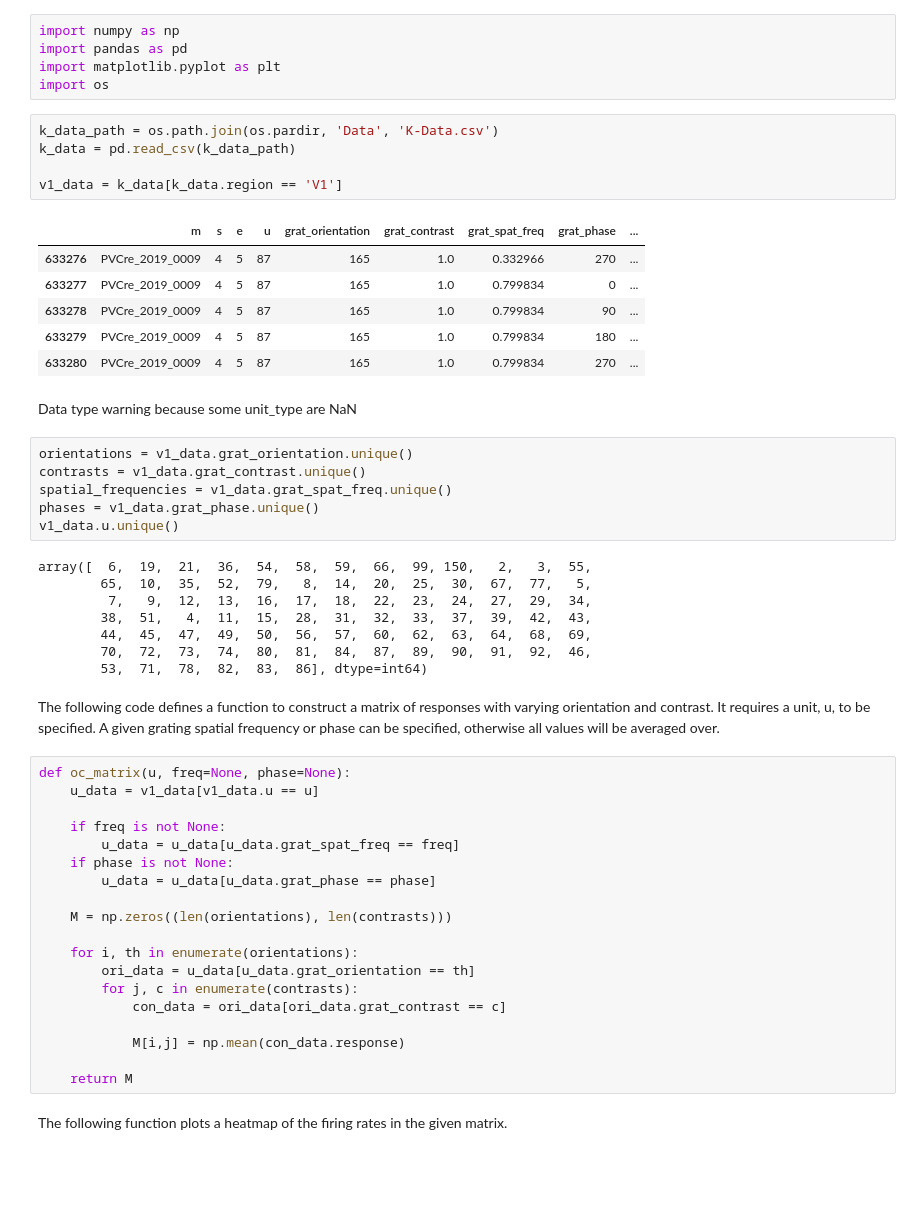
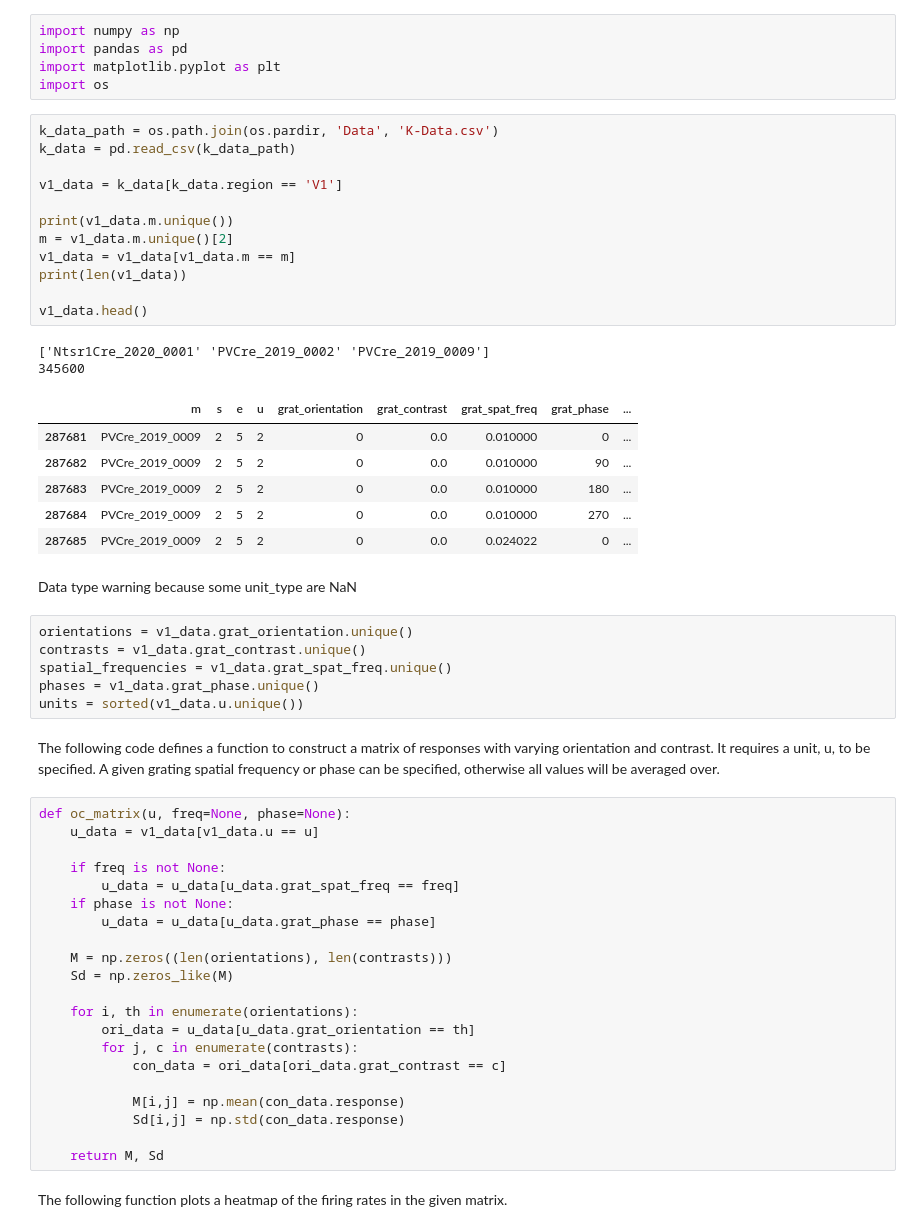
Before and after one commit to mhr36/Neural-Data-Analysis-2, a Jupyter notebook: Code/Contrast-Invariance.ipynb, the cells around one changed output. Drawn from its saved outputs; the diff is of its cells as text; blank space fills up the shorter version.

```diff
--- a/Code/Contrast-Invariance.ipynb
+++ b/Code/Contrast-Invariance.ipynb
@@ -6,15 +6,24 @@ import os
 # %%
 k_data_path = os.path.join(os.pardir, 'Data', 'K-Data.csv')
 k_data = pd.read_csv(k_data_path)
 
 v1_data = k_data[k_data.region == 'V1']
+
+print(v1_data.m.unique())
+m = v1_data.m.unique()[2]
+v1_data = v1_data[v1_data.m == m]
+print(len(v1_data))
+
+v1_data.head()
 # %% [output]
+['Ntsr1Cre_2020_0001' 'PVCre_2019_0002' 'PVCre_2019_0009']
+345600
 |  | m | s | e | u | grat_orientation | grat_contrast | grat_spat_freq | grat_phase | ... |
-| 633276 | PVCre_2019_0009 | 4 | 5 | 87 | 165 | 1.0 | 0.332966 | 270 | ... |
-| 633277 | PVCre_2019_0009 | 4 | 5 | 87 | 165 | 1.0 | 0.799834 | 0 | ... |
-| 633278 | PVCre_2019_0009 | 4 | 5 | 87 | 165 | 1.0 | 0.799834 | 90 | ... |
-| 633279 | PVCre_2019_0009 | 4 | 5 | 87 | 165 | 1.0 | 0.799834 | 180 | ... |
-| 633280 | PVCre_2019_0009 | 4 | 5 | 87 | 165 | 1.0 | 0.799834 | 270 | ... |
+| 287681 | PVCre_2019_0009 | 2 | 5 | 2 | 0 | 0.0 | 0.010000 | 0 | ... |
+| 287682 | PVCre_2019_0009 | 2 | 5 | 2 | 0 | 0.0 | 0.010000 | 90 | ... |
+| 287683 | PVCre_2019_0009 | 2 | 5 | 2 | 0 | 0.0 | 0.010000 | 180 | ... |
+| 287684 | PVCre_2019_0009 | 2 | 5 | 2 | 0 | 0.0 | 0.010000 | 270 | ... |
+| 287685 | PVCre_2019_0009 | 2 | 5 | 2 | 0 | 0.0 | 0.024022 | 0 | ... |
 # %% [markdown]
 Data type warning because some unit_type are NaN
 # %%
@@ -22,15 +31,7 @@ orientations = v1_data.grat_orientation.unique()
 contrasts = v1_data.grat_contrast.unique()
 spatial_frequencies = v1_data.grat_spat_freq.unique()
 phases = v1_data.grat_phase.unique()
-v1_data.u.unique()
+units = sorted(v1_data.u.unique())
-# %% [output]
-array([  6,  19,  21,  36,  54,  58,  59,  66,  99, 150,   2,   3,  55,
-        65,  10,  35,  52,  79,   8,  14,  20,  25,  30,  67,  77,   5,
-         7,   9,  12,  13,  16,  17,  18,  22,  23,  24,  27,  29,  34,
-        38,  51,   4,  11,  15,  28,  31,  32,  33,  37,  39,  42,  43,
-        44,  45,  47,  49,  50,  56,  57,  60,  62,  63,  64,  68,  69,
-        70,  72,  73,  74,  80,  81,  84,  87,  89,  90,  91,  92,  46,
-        53,  71,  78,  82,  83,  86], dtype=int64)
 # %% [markdown]
 The following code defines a function to construct a matrix of responses with varying orientation and contrast. It requires a unit, u, to be specified. A given grating spatial frequency or phase can be specified, otherwise all values will be averaged over.
 # %%
@@ -43,6 +44,7 @@ def oc_matrix(u, freq=None, phase=None):
         u_data = u_data[u_data.grat_phase == phase]
 
     M = np.zeros((len(orientations), len(contrasts)))
+    Sd = np.zeros_like(M)
 
     for i, th in enumerate(orientations):
         ori_data = u_data[u_data.grat_orientation == th]
@@ -50,8 +52,9 @@ def oc_matrix(u, freq=None, phase=None):
             con_data = ori_data[ori_data.grat_contrast == c]
 
             M[i,j] = np.mean(con_data.response)
+            Sd[i,j] = np.std(con_data.response)
 
-    return M
+    return M, Sd
 # %% [markdown]
 The following function plots a heatmap of the firing rates in the given matrix.
 # %%
```
Also changed, not shown: parts of 10 cells of this notebook.
